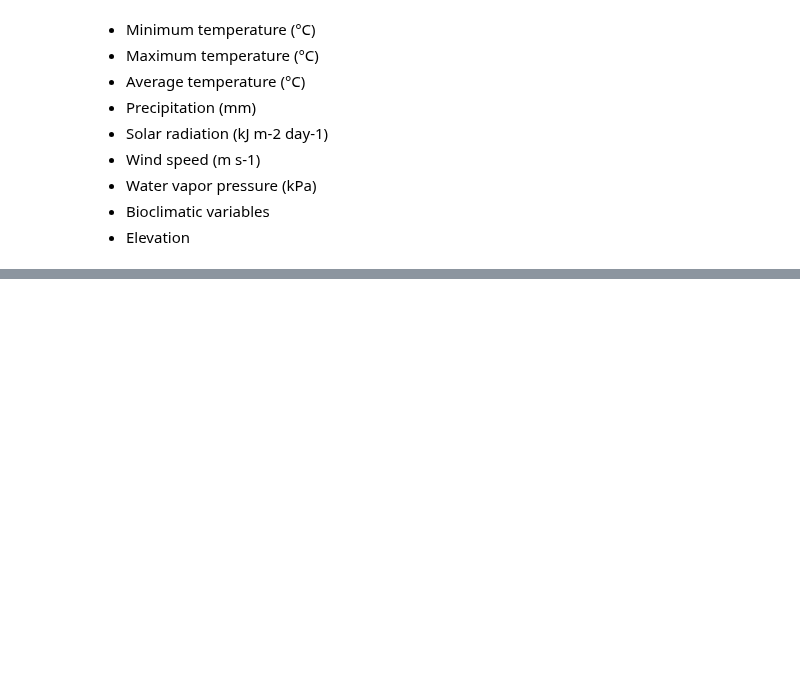
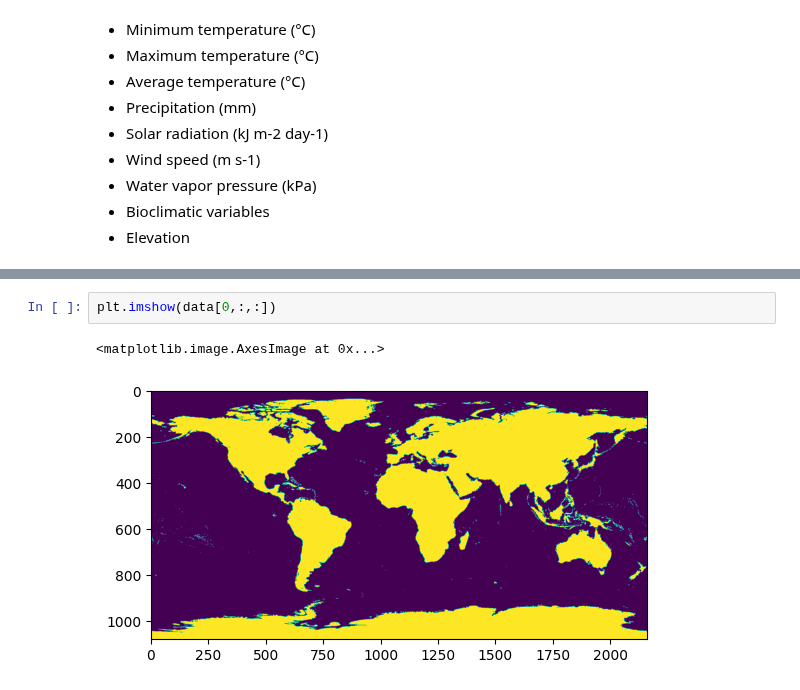
Before and after one commit to dadavie/planetary_garden, a Jupyter notebook: notebooks/Climate_overview.ipynb, the cells around one changed output, grey strips where cells are left out. Drawn from its saved outputs; the diff is of its cells as text; blank space fills up the shorter version.

```diff
--- a/notebooks/Climate_overview.ipynb
+++ b/notebooks/Climate_overview.ipynb
@@ -84,0 +164,5 @@ array([[-3.4000000e+38, -3.4000000e+38, -3.4000000e+38, ...,
+# %%
+plt.imshow(data[0,:,:])
+# %% [output]
+<matplotlib.image.AxesImage at 0x...>
+[figure, added]
```
Also changed, not shown: parts of 15 cells of this notebook.
